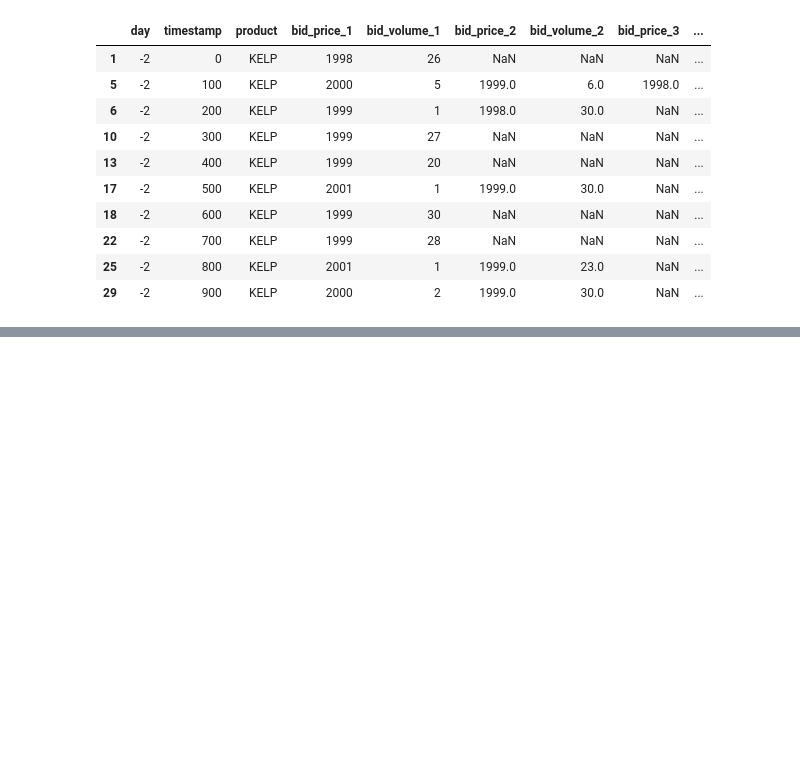
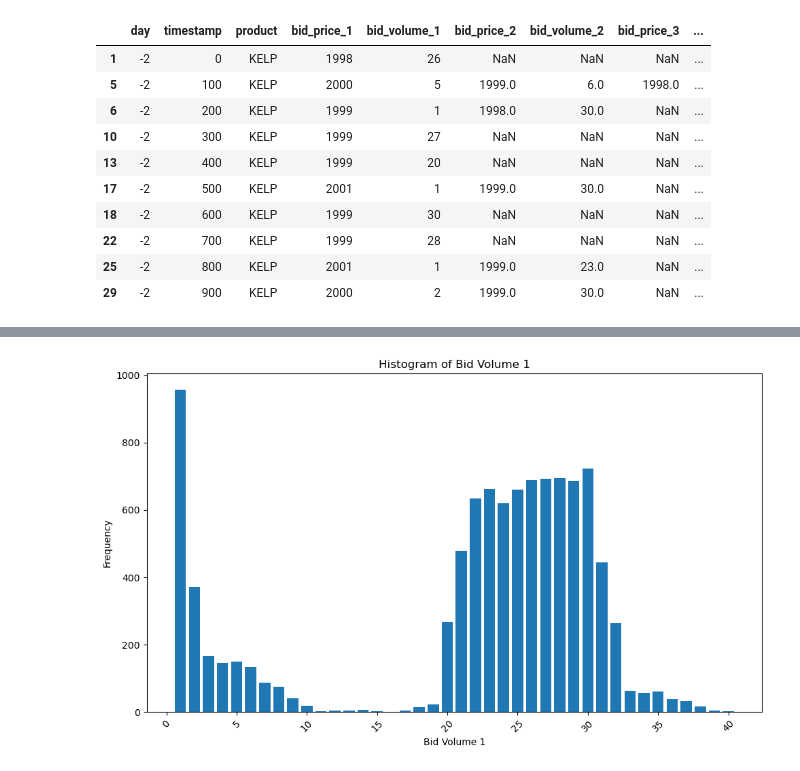
Before and after one commit to xiaoyongzhang47/imc_prosperity_2025_foxfoxgogogo, a Jupyter notebook: data_visual.ipynb, the cells around one changed output, grey strips where cells are left out. Cells and saved outputs as stored; diff of their text form; code cells hidden in the pictures; blank space fills up the shorter version.

```diff
--- a/data_visual.ipynb
+++ b/data_visual.ipynb
@@ -51,3 +56,8 @@ prices_round_1_day_m2_df[prices_round_1_day_m2_df['product']=='KELP'].head(10)
 | 22 | -2 | 700 | KELP | 1999 | 28 | NaN | NaN | NaN | ... |
 | 25 | -2 | 800 | KELP | 2001 | 1 | 1999.0 | 23.0 | NaN | ... |
 | 29 | -2 | 900 | KELP | 2000 | 2 | 1999.0 | 30.0 | NaN | ... |
+# %%
+day = -2
+
+market_data = pd.read_csv(f"./round-1-island-data-bottle/prices_round_1_day_{day}.csv", sep=";", header=0)
+trade_history = pd.read_csv(f"./round-1-island-data-bottle/trades_round_1_day_{day}.csv", sep=";", header=0)
@@ -53,0 +96,17 @@ prices_round_1_day_m2_df[prices_round_1_day_m2_df['product']=='KELP'].head(10)
+# %%
+kelp_data = market_data[market_data['product'] == 'KELP'].reset_index(drop=True)
+
+# Get the value counts of bid_volume_1
+bid_volume_counts = starfruit_data['bid_volume_1'].value_counts()
+
+# Create a histogram
+plt.figure(figsize=(10, 6))
+plt.bar(bid_volume_counts.index, bid_volume_counts.values)
+plt.xlabel('Bid Volume 1')
+plt.ylabel('Frequency')
+plt.title('Histogram of Bid Volume 1')
+plt.xticks(rotation=45)
+plt.tight_layout()
+plt.show()
+# %% [output]
+[figure, added]
```
Also changed, not shown: parts of 6 cells of this notebook, 5 other files.
